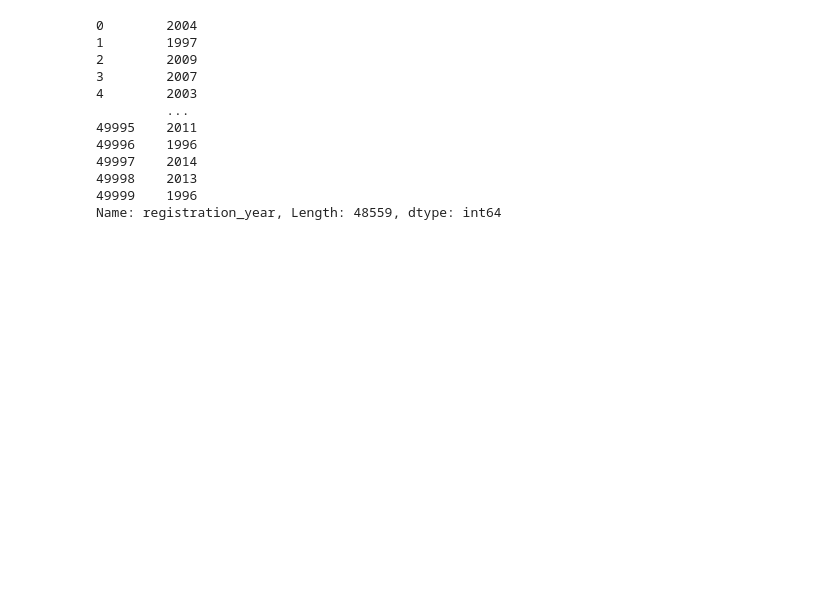
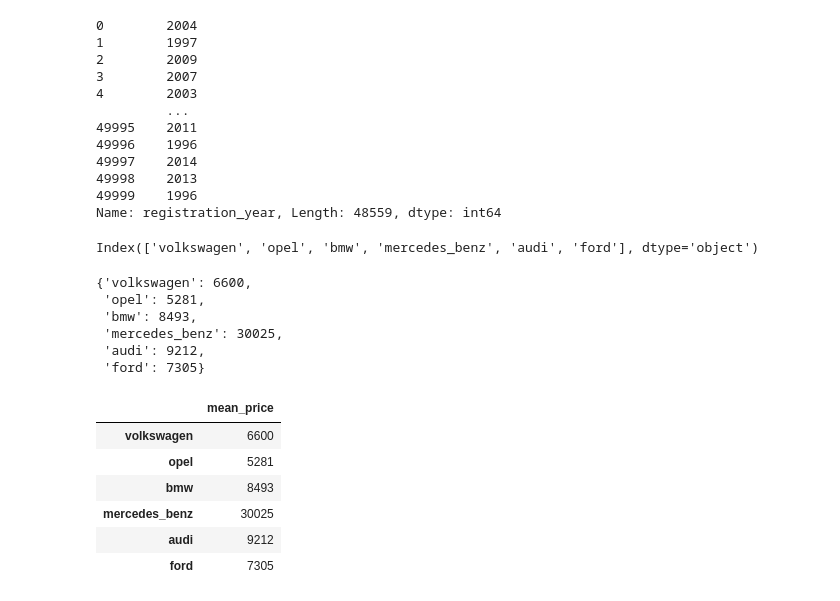
Before and after one commit to dev-alissonalves/data-scientist-dataquest, a Jupyter notebook: part02 - data_analysis_and_visualization/4-data_cleaning_basics/project-04/Guided Project: Exploring eBay Car Sales Data.ipynb, the cells around one changed output. Cells and saved outputs as stored; diff of their text form; code cells hidden in the pictures; blank space fills up the shorter version.

Commit message:
Guided project completed

```diff
--- a/part02 - data_analysis_and_visualization/4-data_cleaning_basics/project-04/Guided Project: Exploring eBay Car Sales Data.ipynb
+++ b/part02 - data_analysis_and_visualization/4-data_cleaning_basics/project-04/Guided Project: Exploring eBay Car Sales Data.ipynb
@@ -245,0 +241,37 @@ Name: registration_year, Length: 48559, dtype: int64
+# %%
+# Exploring Price by Brand
+autos["brand"].value_counts(normalize=True)
+brand_counts = autos["brand"].value_counts(normalize=True)
+common_brands = brand_counts[brand_counts > .05].index
+print(common_brands)
+# %% [output]
+Index(['volkswagen', 'opel', 'bmw', 'mercedes_benz', 'audi', 'ford'], dtype='object')
+# %%
+brand_mean_prices = {}
+
+for brand in common_brands:
+    brand_only = autos[autos["brand"] == brand]
+    mean_price = brand_only["price"].mean()
+    brand_mean_prices[brand] = int(mean_price)
+
+brand_mean_prices
+# %% [output]
+{'volkswagen': 6600,
+ 'opel': 5281,
+ 'bmw': 8493,
+ 'mercedes_benz': 30025,
+ 'audi': 9212,
+ 'ford': 7305}
+# %%
+# Guided Project: Exploring eBay Car Sales Data
+
+bmp_series = pd.Series(brand_mean_prices)
+pd.DataFrame(bmp_series, columns=["mean_price"])
+# %% [output]
+|  | mean_price |
+| volkswagen | 6600 |
+| opel | 5281 |
+| bmw | 8493 |
+| mercedes_benz | 30025 |
+| audi | 9212 |
+| ford | 7305 |
```
Also changed, not shown: parts of 7 cells of this notebook.
